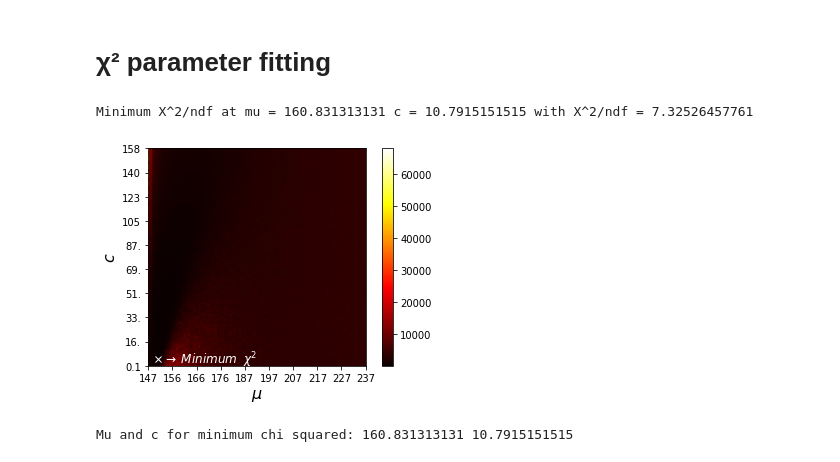
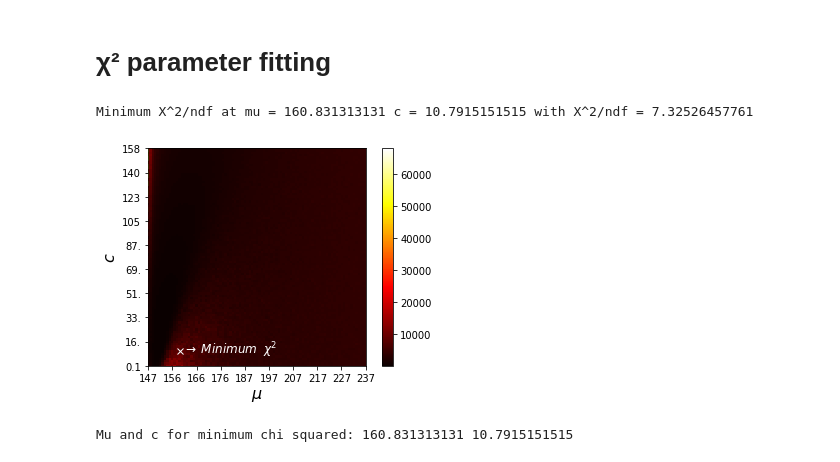
Before and after one commit to DavidSS0397/CUFICO_2019_2, a Jupyter notebook: Parciales/Parcial2/N1152704745/parcial_2.ipynb, the cells around one changed output. Drawn from its saved outputs; the diff is of its cells as text; code cells hidden in the pictures.

```diff
--- a/Parciales/Parcial2/N1152704745/parcial_2.ipynb
+++ b/Parciales/Parcial2/N1152704745/parcial_2.ipynb
@@ -225,36 +225,36 @@ fig.colorbar(c)
 
 ax.set_xticks(np.arange(0,100,10))
 ax.set_yticks(np.arange(0,100,10))
 
 ax.set_xlim(0,90)
 ax.set_ylim(0,90)
 
 mu_ticklables, c_ticklabels = [str(mu_int[0])[:3]],[str(c_int[0])[:3]]
 
 count = 1
 
 for mu,c in zip(mu_int, c_int):
     if count%10==0:
         mu_ticklables.append(str(mu)[:3])
         c_ticklabels.append(str(c)[:3])
 
     count += 1
 ax.set_xticklabels(mu_ticklables)
 ax.set_yticklabels(c_ticklabels)
 
-ax.plot(4,3,'xw')
+ax.plot(i_min,j_min,'xw')
 
 ax.set_xlabel(r"$\mu$",fontsize=16)
 ax.set_ylabel(r"$c$",fontsize=16)
 
-ax.text(6,1,r"$ \rightarrow \; Minimum \; \; \chi^{2}$",color="white",fontsize=12)
+ax.text(i_min+1.5,j_min-1,r"$ \rightarrow \; Minimum \; \; \chi^{2}$",color="white",fontsize=12)
 
 fig.savefig("Chi_squared_plot.png", format="png")#,bbox_inches="Tight")
 
 print("Minimum X^2/ndf at mu = {} c = {} with X^2/ndf = {}".format(mu_int[i_min], c_int[j_min], min_chi))
 # %% [output]
 Minimum X^2/ndf at mu = 160.831313131 c = 10.7915151515 with X^2/ndf = 7.32526457761
-[figure, old version]
+[figure, new version]
 # %%
 ''' Create states from mu and c of minimum chi squared '''
 
```
Also changed, not shown: 1 other file.
